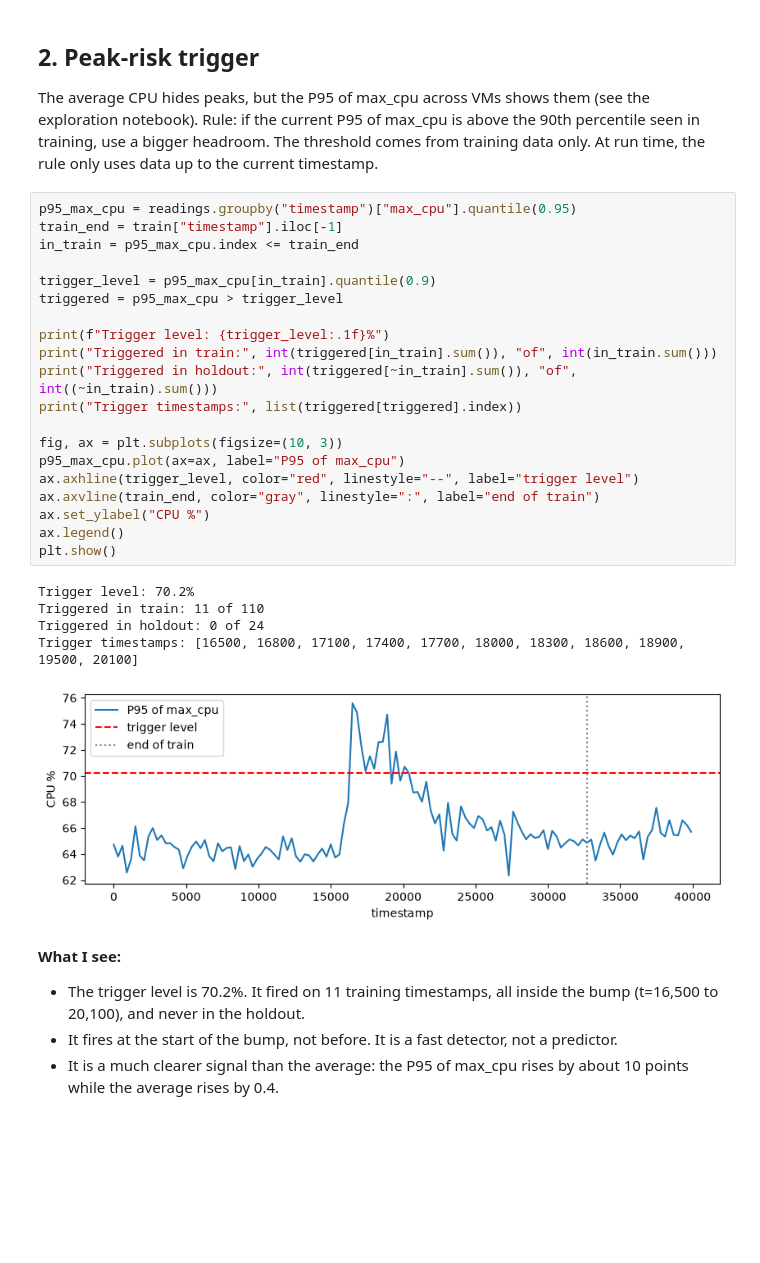
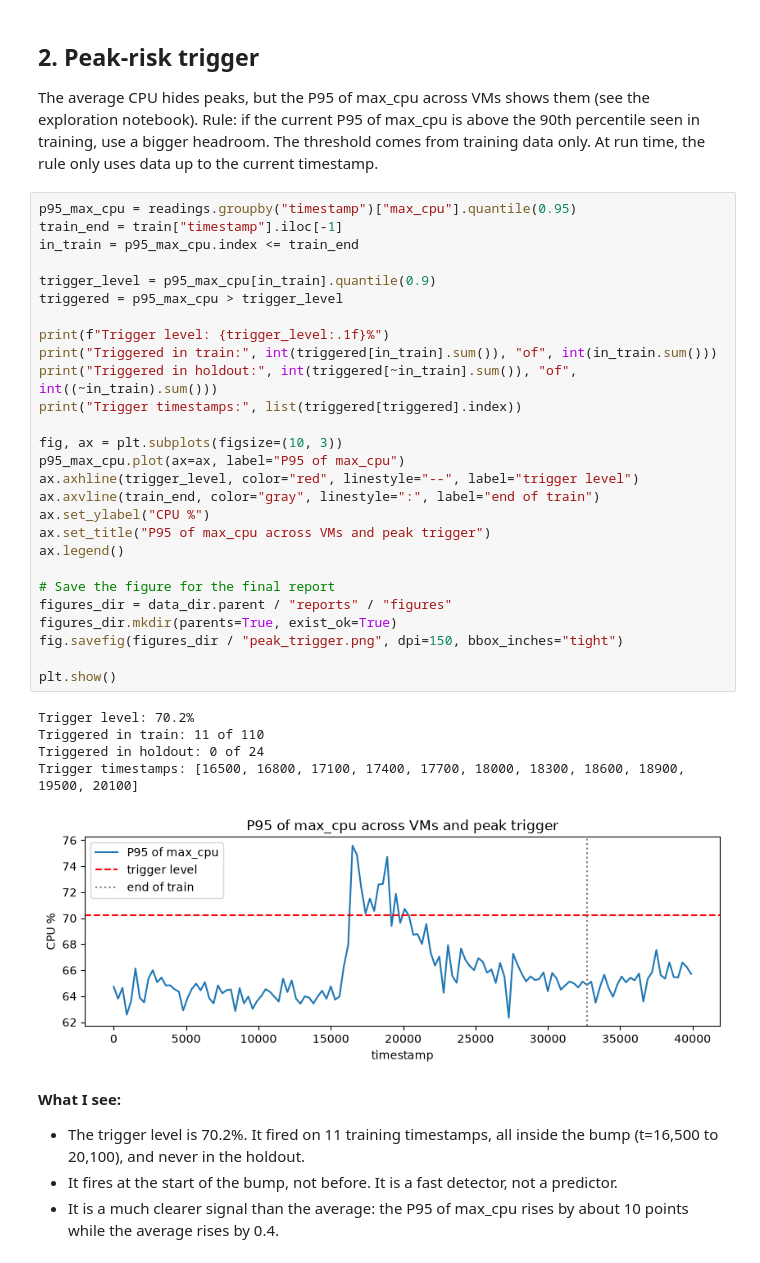
Before and after one commit to RayenSansa03/cloud-workload-forecasting, a Jupyter notebook: notebooks/04_capacity.ipynb, the cells around one changed output. Drawn from its saved outputs; the diff is of its cells as text; blank space fills up the shorter version.

Commit message:
docs: save report figures from the notebooks

```diff
--- a/notebooks/04_capacity.ipynb
+++ b/notebooks/04_capacity.ipynb
@@ -81,29 +81,36 @@ The threshold comes from training data only. At run time, the rule only uses dat
 # %%
 p95_max_cpu = readings.groupby("timestamp")["max_cpu"].quantile(0.95)
 train_end = train["timestamp"].iloc[-1]
 in_train = p95_max_cpu.index <= train_end
 
 trigger_level = p95_max_cpu[in_train].quantile(0.9)
 triggered = p95_max_cpu > trigger_level
 
 print(f"Trigger level: {trigger_level:.1f}%")
 print("Triggered in train:", int(triggered[in_train].sum()), "of", int(in_train.sum()))
 print("Triggered in holdout:", int(triggered[~in_train].sum()), "of", int((~in_train).sum()))
 print("Trigger timestamps:", list(triggered[triggered].index))
 
 fig, ax = plt.subplots(figsize=(10, 3))
 p95_max_cpu.plot(ax=ax, label="P95 of max_cpu")
 ax.axhline(trigger_level, color="red", linestyle="--", label="trigger level")
 ax.axvline(train_end, color="gray", linestyle=":", label="end of train")
 ax.set_ylabel("CPU %")
+ax.set_title("P95 of max_cpu across VMs and peak trigger")
 ax.legend()
+
+# Save the figure for the final report
+figures_dir = data_dir.parent / "reports" / "figures"
+figures_dir.mkdir(parents=True, exist_ok=True)
+fig.savefig(figures_dir / "peak_trigger.png", dpi=150, bbox_inches="tight")
+
 plt.show()
 # %% [output]
 Trigger level: 70.2%
 Triggered in train: 11 of 110
 Triggered in holdout: 0 of 24
 Trigger timestamps: [16500, 16800, 17100, 17400, 17700, 18000, 18300, 18600, 18900, 19500, 20100]
-[figure, old version]
+[figure, new version]
 # %% [markdown]
 **What I see:**
 - The trigger level is 70.2%. It fired on 11 training timestamps, all inside the bump (t=16,500 to 20,100), and never in the holdout.
```
Also changed, not shown: 3 other files.
